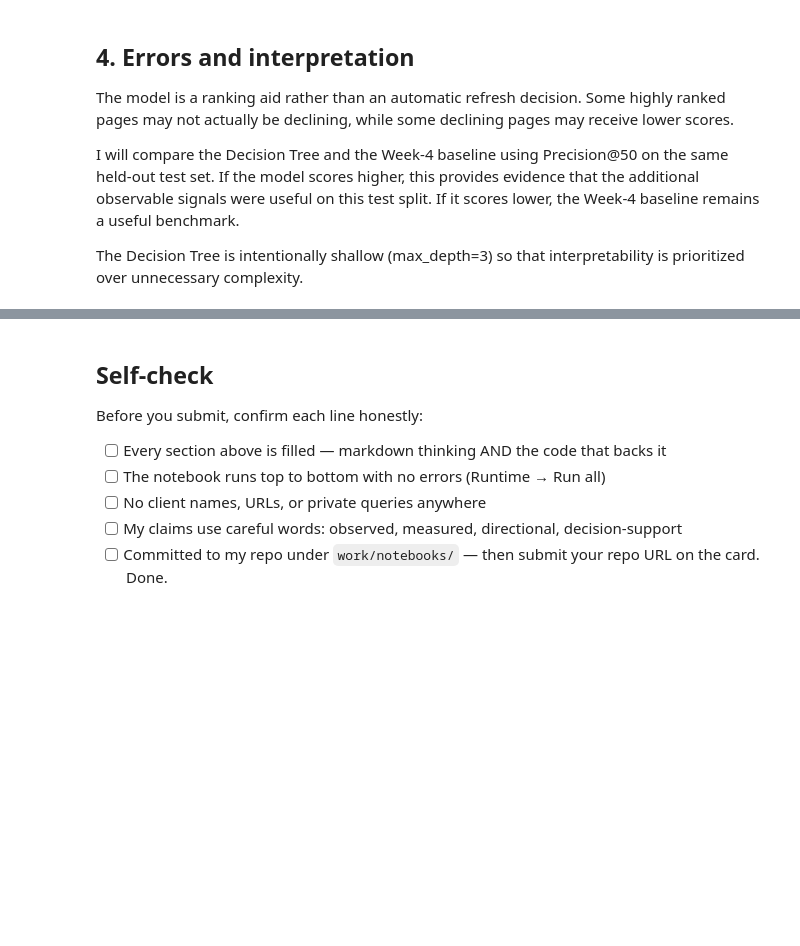
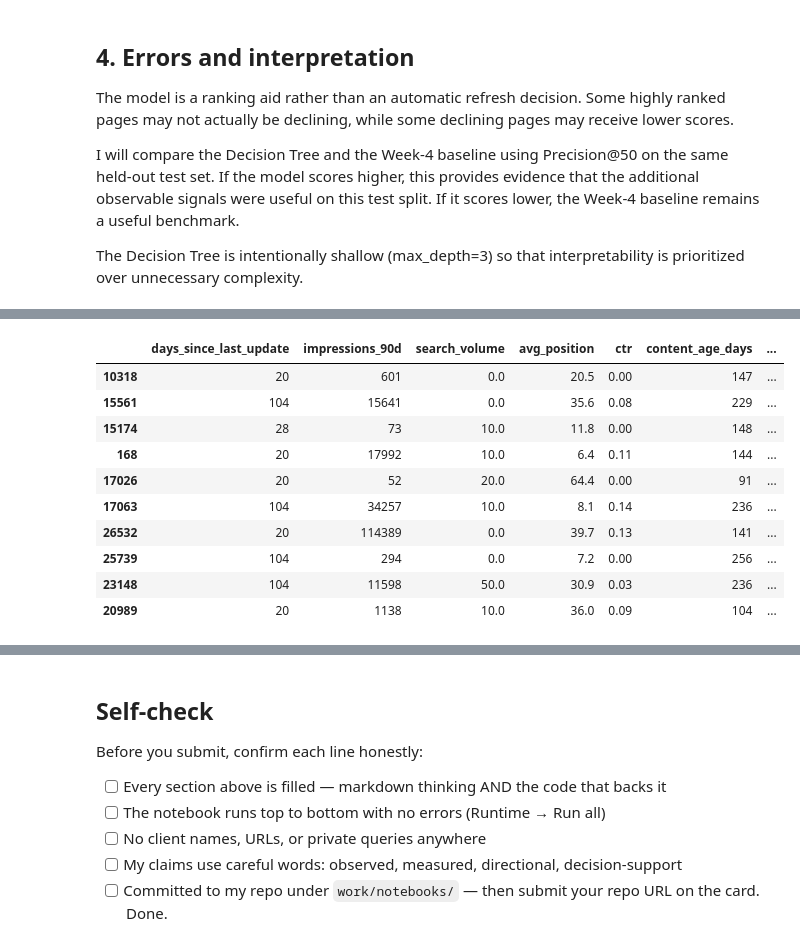
Before and after one commit to aa-ahmed-arif/flyrank-ml-internship, a Jupyter notebook: work/notebooks/w05_model.ipynb, the cells around one changed output, grey strips where cells are left out. Drawn from its saved outputs; the diff is of its cells as text; code cells hidden in the pictures; blank space fills up the shorter version.

```diff
--- a/work/notebooks/w05_model.ipynb
+++ b/work/notebooks/w05_model.ipynb
@@ -86,0 +210,69 @@ The Decision Tree is intentionally shallow (max_depth=3) so that interpretabilit
+# %%
+# ML-08: Error analysis and interpretation
+
+# Create test-set results
+test_results = model_df.loc[X_test.index].copy()
+test_results["model_score"] = test_scores
+test_results["predicted"] = (test_results["model_score"] >= 0.5).astype(int)
+
+# False positives: predicted declining but actually not declining
+false_positives = test_results[
+    (test_results[target_col] == 0) &
+    (test_results["predicted"] == 1)
+]
+
+# False negatives: actually declining but not predicted declining
+false_negatives = test_results[
+    (test_results[target_col] == 1) &
+    (test_results["predicted"] == 0)
+]
+
+print("Test rows:", len(test_results))
+print("False positives:", len(false_positives))
+print("False negatives:", len(false_negatives))
+
+print("\nTop 10 model-ranked rows:")
+display(
+    test_results.sort_values(
+        "model_score",
+        ascending=False
+    )[
+        [
+            "days_since_last_update",
+            "impressions_90d",
+            "search_volume",
+            "avg_position",
+            "ctr",
+            "content_age_days",
+            target_col,
+            "model_score"
+        ]
+    ].head(10)
+)
+
+print("\nFeature importance:")
+display(importance)
+
+print("\nInterpretation:")
+print(
+    "The Decision Tree achieved higher Precision@50 than the Week-4 "
+    "baseline on the same held-out test split (0.78 vs 0.66). "
+    "This is directional evidence that the additional observable signals "
+    "used by the model were useful for ranking likely declining pages "
+    "in this test sample."
+)
+
+print(
+    "\nThe strongest measured signals were impressions_90d, "
+    "content_age_days, and avg_position. "
+    "Feature importance is directional and should not be interpreted "
+    "as causal evidence."
+)
+
+print(
+    "\nLimitations: the target is derived from trend_direction, so "
+    "trend_direction and trend_pct were excluded from the features. "
+    "The model is a decision-support ranking aid, not a guarantee "
+    "that a page should be refreshed."
+)
+# %% [output]
@@ -86,0 +284,11 @@ The Decision Tree is intentionally shallow (max_depth=3) so that interpretabilit
+|  | days_since_last_update | impressions_90d | search_volume | avg_position | ctr | content_age_days | ... |
+| 10318 | 20 | 601 | 0.0 | 20.5 | 0.00 | 147 | ... |
+| 15561 | 104 | 15641 | 0.0 | 35.6 | 0.08 | 229 | ... |
+| 15174 | 28 | 73 | 10.0 | 11.8 | 0.00 | 148 | ... |
+| 168 | 20 | 17992 | 10.0 | 6.4 | 0.11 | 144 | ... |
+| 17026 | 20 | 52 | 20.0 | 64.4 | 0.00 | 91 | ... |
+| 17063 | 104 | 34257 | 10.0 | 8.1 | 0.14 | 236 | ... |
+| 26532 | 20 | 114389 | 0.0 | 39.7 | 0.13 | 141 | ... |
+| 25739 | 104 | 294 | 0.0 | 7.2 | 0.00 | 256 | ... |
+| 23148 | 104 | 11598 | 50.0 | 30.9 | 0.03 | 236 | ... |
+| 20989 | 20 | 1138 | 10.0 | 36.0 | 0.09 | 104 | ... |
```
Also changed, not shown: parts of 4 cells of this notebook.
